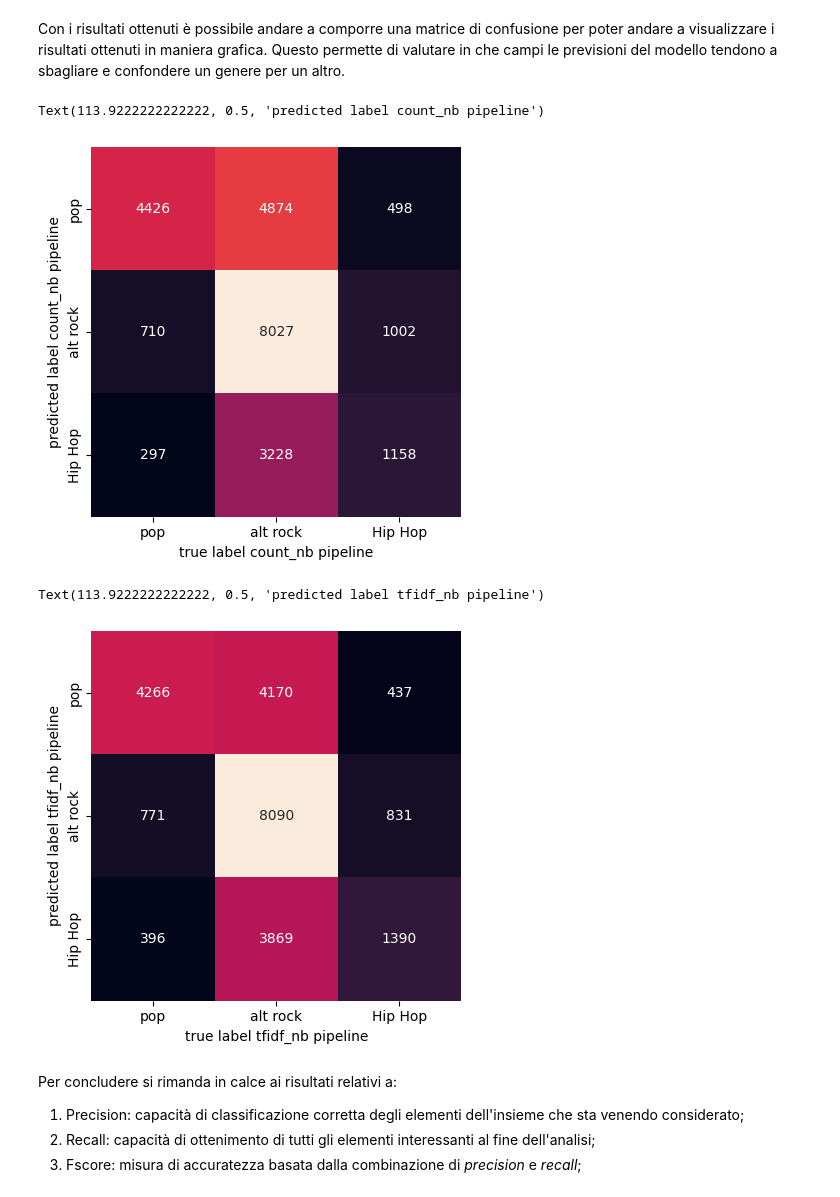
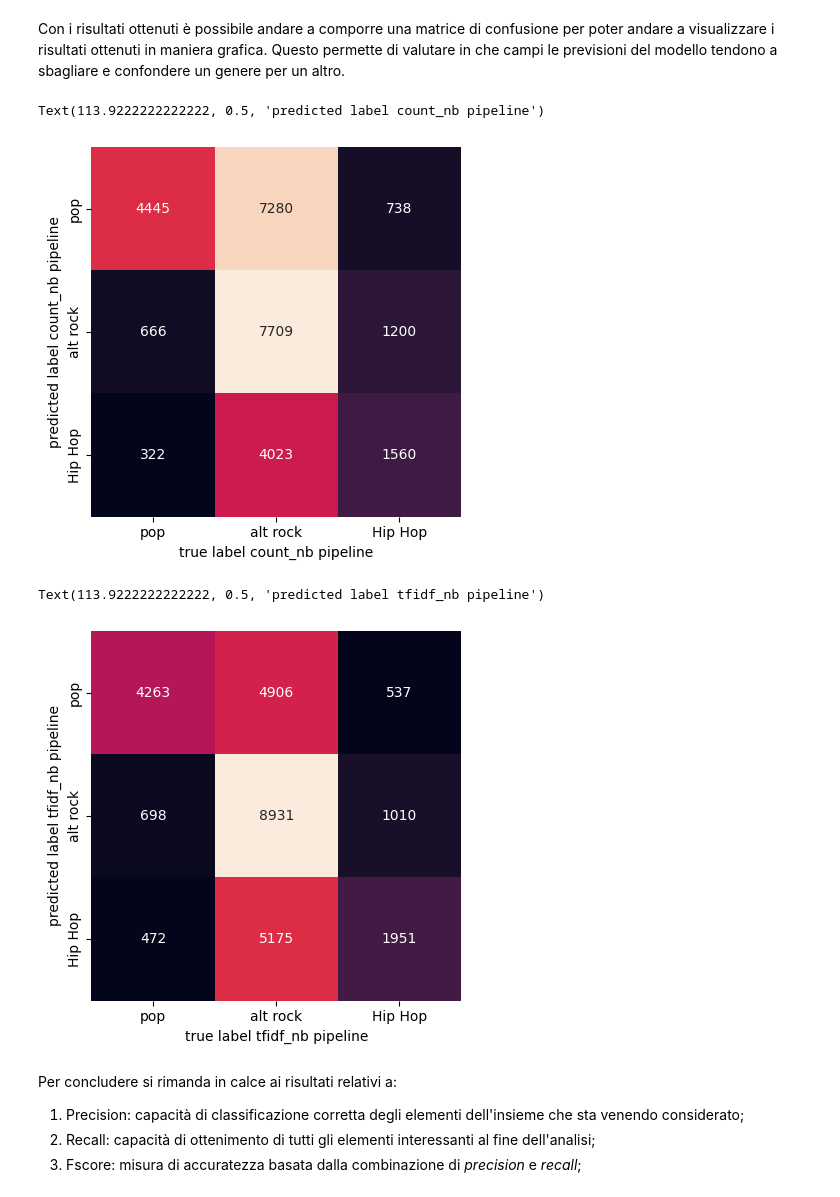
Before and after one commit to MaxBubblegum47/Big_Data, a Jupyter notebook: TextAnalytics/Presentation.ipynb, the cells around one changed output. Cells and saved outputs as stored; diff of their text form; code cells hidden in the pictures.

Commit message:
Modify ranker_genre to genre

```diff
--- a/TextAnalytics/Presentation.ipynb
+++ b/TextAnalytics/Presentation.ipynb
@@ -35,11 +35,17 @@ from sklearn.model_selection import cross_val_score, GridSearchCV, RandomizedSea
 
 # Read in the CSV file and filter the data to include only rows with 'screamo', 'punk rock', or 'heavy metal' in the 'genre' column
 df = pd.read_csv('lyrics.csv', on_bad_lines='skip')
-df['ranker_genre'] = np.where(
-    (df['ranker_genre'] == 'screamo')|
-    (df['ranker_genre'] == 'punk rock')|
-    (df['ranker_genre'] == 'heavy metal'),
+
+# fix column name
+df = df.drop('genre', axis=1)
+df.rename(columns={'ranker_genre': 'genre'}, inplace=True)
+
+
+df['genre'] = np.where(
+    (df['genre'] == 'screamo')|
+    (df['genre'] == 'punk rock')|
+    (df['genre'] == 'heavy metal'),
     'alt rock',
-    df['ranker_genre']
+    df['genre']
 )
 # %% [markdown]
@@ -47,6 +53,6 @@ Si procede con il raggruppamento sui seguenti campi: _song_, _year_, _album_, _g
 # %%
-# Group the data by song, year, album, genre, artist, and ranker_genre, and concatenate the lyrics into a single string for each group
-group = ['song', 'year', 'album', 'genre', 'artist', 'ranker_genre']
+# Group the data by song, year, album, genre, artist, and genre, and concatenate the lyrics into a single string for each group
+group = ['song', 'year', 'album', 'genre', 'artist']
 lyrics_by_song = df.sort_values(group)\
         .groupby(group).lyric\
         .apply(' '.join)\
@@ -83,7 +89,7 @@ test_df = pd.DataFrame()
 for gen in genres:
     # create a subset with the correct genre and the right lenght of the song
     subset = lyrics_by_song[
-        (lyrics_by_song.ranker_genre==gen) &
+        (lyrics_by_song.genre==gen) &
         (lyrics_by_song.lyric.str.len() > LYRIC_LEN)
     ]
 
@@ -144,11 +154,11 @@ tfidf_nb_pipeline = Pipeline([
     ])
 
 # Use cross-validation to evaluate the performance of the count vectorizer/Multinomial NB pipeline
-scores = cross_val_score(count_nb_pipeline, train_df.lyric, train_df.ranker_genre, cv=5)
+scores = cross_val_score(count_nb_pipeline, train_df.lyric, train_df.genre, cv=5)
 print(f"Mean count vectorizer/Multinomial NB accuracy: {scores.mean():.3f} +/- {scores.std():.3f}")
 
 # Use cross-validation to evaluate the performance of the Tf-idf vectorizer/Multinomial NB pipeline
-scores = cross_val_score(tfidf_nb_pipeline, train_df.lyric, train_df.ranker_genre, cv=5)
+scores = cross_val_score(tfidf_nb_pipeline, train_df.lyric, train_df.genre, cv=5)
 print(f"Mean Tf-idf vectorizer/Multinomial NB accuracy: {scores.mean():.3f} +/- {scores.std():.3f}")
 
 # Define a parameter grid for the count vectorizer/Multinomial NB pipeline
@@ -159,16 +169,15 @@ param_grid = {
     'clf__alpha': [0.1, 0.5, 1.0]
 }
 
-# Use grid search to tune the hyperparameters of the count vector
 # Use randomized search to tune the hyperparameters of the count vectorizer/Multinomial NB pipeline
 random_search_count_nb_pipeline = RandomizedSearchCV(count_nb_pipeline, param_distributions=param_grid, n_iter=50, cv=5, random_state=RANDOM_SEED)
-random_search_count_nb_pipeline.fit(train_df.lyric, train_df.ranker_genre)
+random_search_count_nb_pipeline.fit(train_df.lyric, train_df.genre)
 print(f"Best count vectorizer/Multinomial NB accuracy: {random_search_count_nb_pipeline.best_score_:.3f}")
 print(f"Best count vectorizer/Multinomial NB parameters: {random_search_count_nb_pipeline.best_params_}")
 
 # Use randomized search to tune the hyperparameters of the Tf-idf vectorizer/Multinomial NB pipeline
 random_search_tfidf_nb_pipeline = RandomizedSearchCV(tfidf_nb_pipeline, param_distributions=param_grid, n_iter=50, cv=5, random_state=RANDOM_SEED)
-random_search_tfidf_nb_pipeline.fit(train_df.lyric, train_df.ranker_genre)
+random_search_tfidf_nb_pipeline.fit(train_df.lyric, train_df.genre)
 print(f"Best Tf-idf vectorizer/Multinomial NB accuracy: {random_search_tfidf_nb_pipeline.best_score_:.3f}")
 print(f"Best Tf-idf vectorizer/Multinomial NB parameters: {random_search_tfidf_nb_pipeline.best_params_}")
 # %% [output]
@@ -185,28 +194,28 @@ Con i risultati ottenuti è possibile andare a comporre una matrice di confusion
 # %%
 from sklearn.metrics import confusion_matrix
 import seaborn as sns
 import matplotlib.pyplot as plt
 
 # score our model on testing data
 predicted = random_search_count_nb_pipeline.predict(test_df.lyric)
-np.mean(predicted == test_df.ranker_genre)
+np.mean(predicted == test_df.genre)
 
-mat = confusion_matrix(test_df.ranker_genre, predicted)
+mat = confusion_matrix(test_df.genre, predicted)
 sns.heatmap(
     mat.T, square=True, annot=True, fmt='d', cbar=False,
     xticklabels=genres,
     yticklabels=genres
 )
 plt.xlabel('true label count_nb pipeline')
 plt.ylabel('predicted label count_nb pipeline')
 # %% [output]
 Text(113.9222222222222, 0.5, 'predicted label count_nb pipeline')
-[figure, old version]
+[figure, new version]
 # %%
 predicted = random_search_tfidf_nb_pipeline.predict(test_df.lyric)
-np.mean(predicted == test_df.ranker_genre)
+np.mean(predicted == test_df.genre)
 
-mat = confusion_matrix(test_df.ranker_genre, predicted)
+mat = confusion_matrix(test_df.genre, predicted)
 sns.heatmap(
     mat.T, square=True, annot=True, fmt='d', cbar=False,
     xticklabels=genres,
@@ -216,7 +225,7 @@ plt.xlabel('true label tfidf_nb pipeline')
 plt.ylabel('predicted label tfidf_nb pipeline')
 # %% [output]
 Text(113.9222222222222, 0.5, 'predicted label tfidf_nb pipeline')
-[figure, old version]
+[figure, new version]
 # %% [markdown]
 Per concludere si rimanda in calce ai risultati relativi a:
 1. Precision: capacità di classificazione corretta degli elementi dell'insieme che sta venendo considerato;
```
Also changed, not shown: parts of 5 cells of this notebook.
